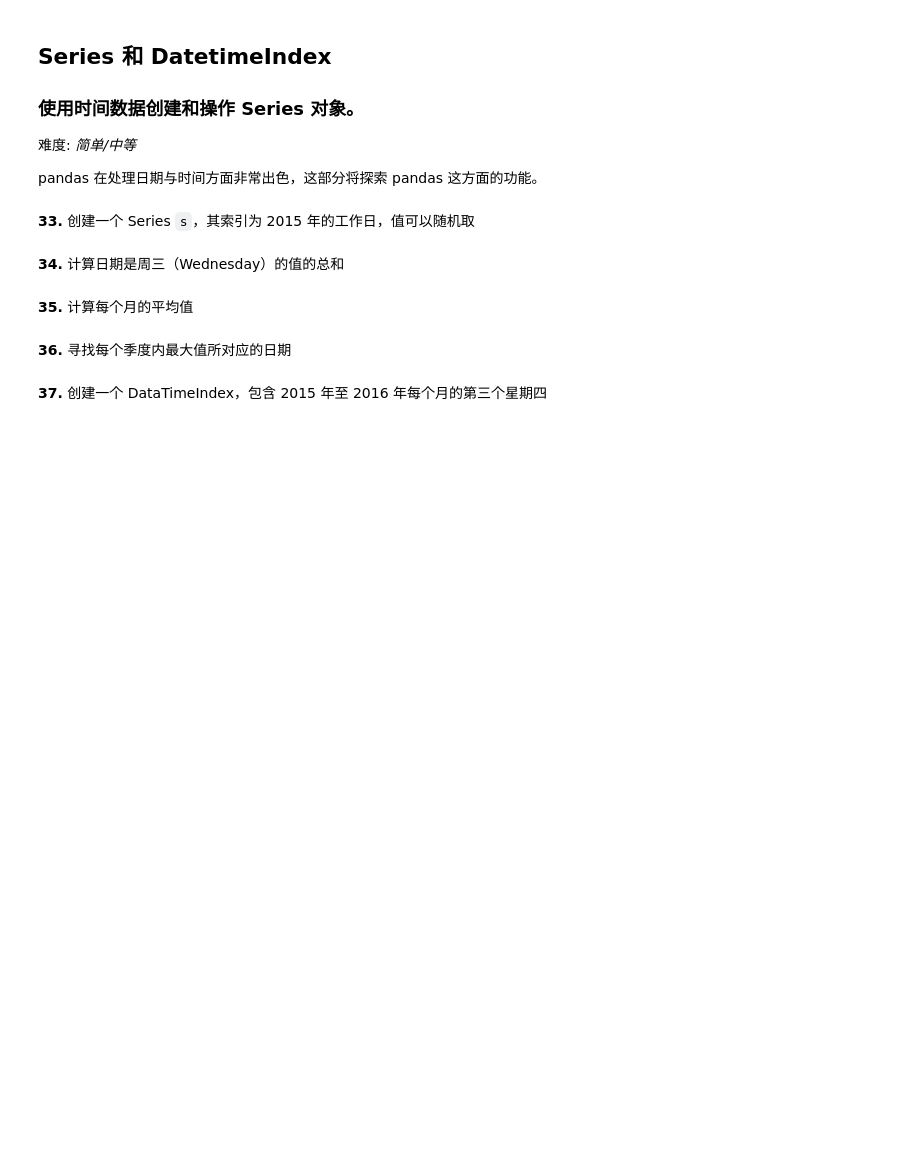
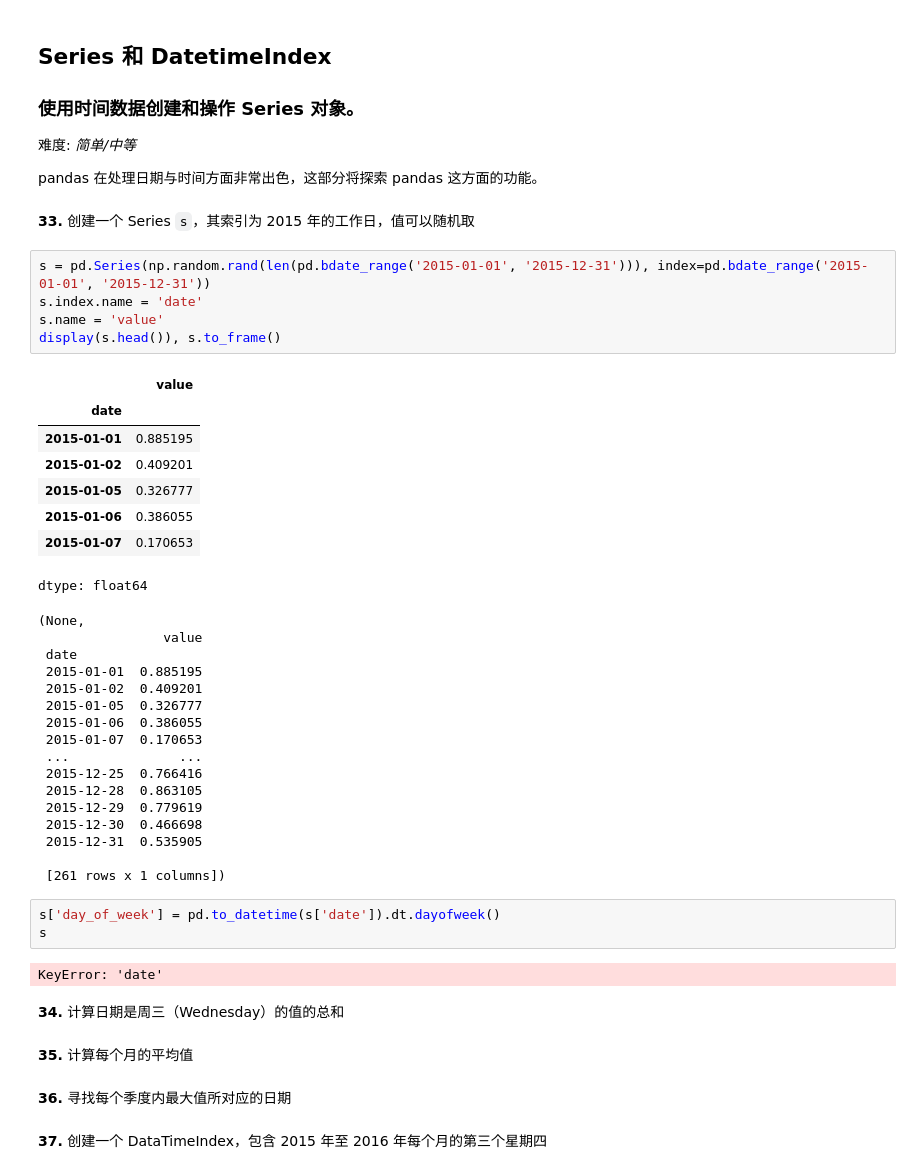
Before and after one commit to xyiling/100-pandas-puzzles-cn, a Jupyter notebook: 100-pandas-puzzles-cn.ipynb, the cells around one changed output. Saved outputs shown, nothing was run; the diff lists cells and outputs as text; blank space fills up the shorter version.

```diff
--- a/100-pandas-puzzles-cn.ipynb
+++ b/100-pandas-puzzles-cn.ipynb
@@ -607,6 +624,41 @@ df = pd.DataFrame({"vals": np.random.RandomState(31).randint(-30, 30, size=15),
 pandas 在处理日期与时间方面非常出色，这部分将探索 pandas 这方面的功能。
 # %% [markdown]
 **33.** 创建一个 Series `s`，其索引为 2015 年的工作日，值可以随机取
+# %%
+s = pd.Series(np.random.rand(len(pd.bdate_range('2015-01-01', '2015-12-31'))), index=pd.bdate_range('2015-01-01', '2015-12-31'))
+s.index.name = 'date'
+s.name = 'value'
+display(s.head()), s.to_frame()
+# %% [output]
+|  | value |
+| date |  |
+| 2015-01-01 | 0.885195 |
+| 2015-01-02 | 0.409201 |
+| 2015-01-05 | 0.326777 |
+| 2015-01-06 | 0.386055 |
+| 2015-01-07 | 0.170653 |
+dtype: float64
+(None,
+                value
+ date
+ 2015-01-01  0.885195
+ 2015-01-02  0.409201
+ 2015-01-05  0.326777
+ 2015-01-06  0.386055
+ 2015-01-07  0.170653
+ ...              ...
+ 2015-12-25  0.766416
+ 2015-12-28  0.863105
+ 2015-12-29  0.779619
+ 2015-12-30  0.466698
+ 2015-12-31  0.535905
+
+ [261 rows x 1 columns])
+# %%
+s['day_of_week'] = pd.to_datetime(s['date']).dt.dayofweek()
+s
+# %% [output]
+KeyError: 'date'
 # %% [markdown]
 **34.** 计算日期是周三（Wednesday）的值的总和
 # %% [markdown]
```
Also changed, not shown: parts of 3 cells of this notebook.
